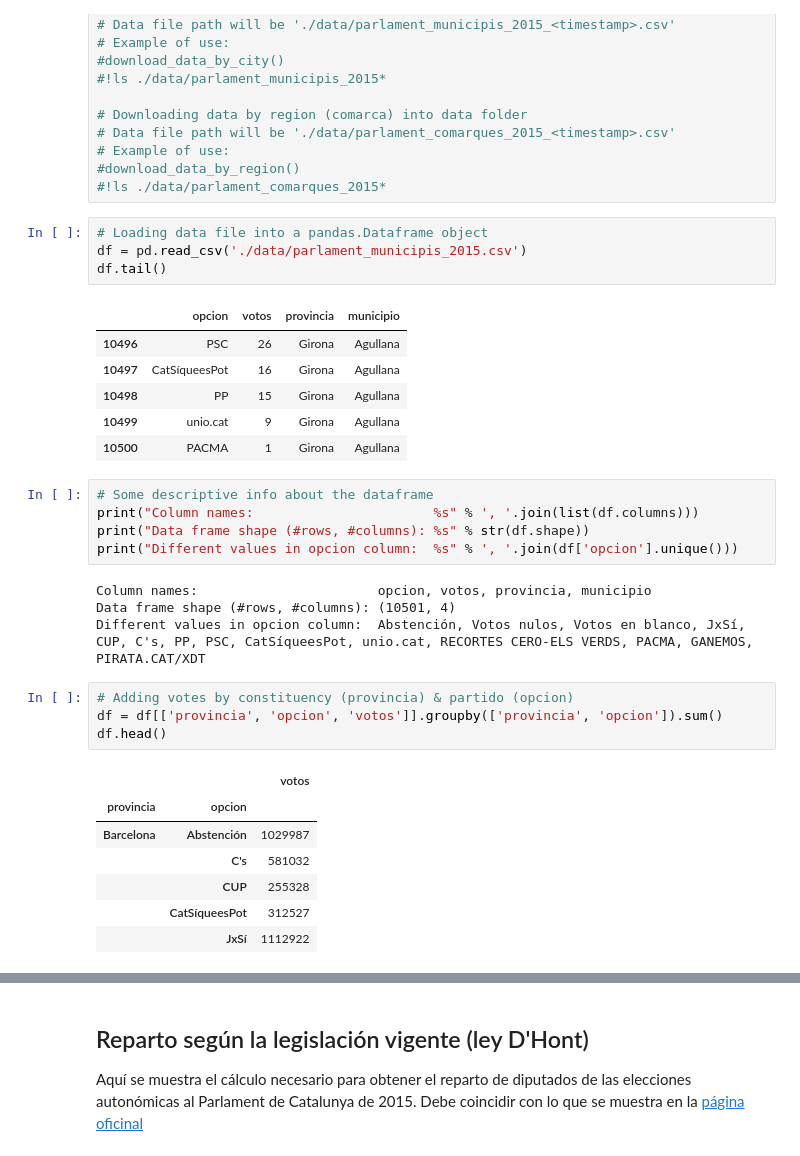
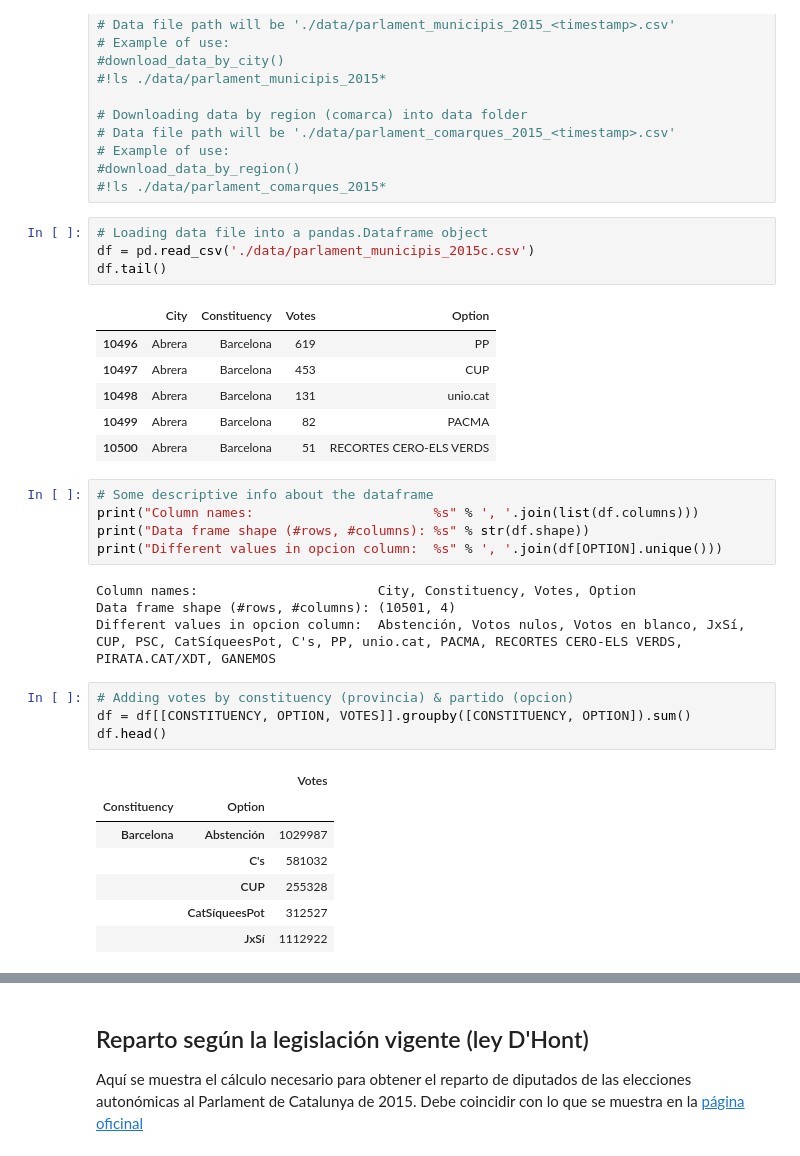
Before and after one commit to georgekaplan59/notebooks, a Jupyter notebook: Sistemas Electorales.ipynb, the cells around one changed output, grey strips where cells are left out. Saved outputs shown, nothing was run; the diff lists cells and outputs as text.

```diff
--- a/Sistemas Electorales.ipynb
+++ b/Sistemas Electorales.ipynb
@@ -118,31 +119,31 @@ from voting.catalonia import split_parliament
 #!ls ./data/parlament_comarques_2015*
 # %%
 # Loading data file into a pandas.Dataframe object
-df = pd.read_csv('./data/parlament_municipis_2015.csv')
+df = pd.read_csv('./data/parlament_municipis_2015c.csv')
 df.tail()
 # %% [output]
-|  | opcion | votos | provincia | municipio |
-| 10496 | PSC | 26 | Girona | Agullana |
-| 10497 | CatSíqueesPot | 16 | Girona | Agullana |
-| 10498 | PP | 15 | Girona | Agullana |
-| 10499 | unio.cat | 9 | Girona | Agullana |
-| 10500 | PACMA | 1 | Girona | Agullana |
+|  | City | Constituency | Votes | Option |
+| 10496 | Abrera | Barcelona | 619 | PP |
+| 10497 | Abrera | Barcelona | 453 | CUP |
+| 10498 | Abrera | Barcelona | 131 | unio.cat |
+| 10499 | Abrera | Barcelona | 82 | PACMA |
+| 10500 | Abrera | Barcelona | 51 | RECORTES CERO-ELS VERDS |
 # %%
 # Some descriptive info about the dataframe
 print("Column names:                       %s" % ', '.join(list(df.columns)))
 print("Data frame shape (#rows, #columns): %s" % str(df.shape))
-print("Different values in opcion column:  %s" % ', '.join(df['opcion'].unique()))
+print("Different values in opcion column:  %s" % ', '.join(df[OPTION].unique()))
 # %% [output]
-Column names:                       opcion, votos, provincia, municipio
+Column names:                       City, Constituency, Votes, Option
 Data frame shape (#rows, #columns): (10501, 4)
-Different values in opcion column:  Abstención, Votos nulos, Votos en blanco, JxSí, CUP, C's, PP, PSC, CatSíqueesPot, unio.cat, RECORTES CERO-ELS VERDS, PACMA, GANEMOS, PIRATA.CAT/XDT
+Different values in opcion column:  Abstención, Votos nulos, Votos en blanco, JxSí, CUP, PSC, CatSíqueesPot, C's, PP, unio.cat, PACMA, RECORTES CERO-ELS VERDS, PIRATA.CAT/XDT, GANEMOS
 # %%
 # Adding votes by constituency (provincia) & partido (opcion)
-df = df[['provincia', 'opcion', 'votos']].groupby(['provincia', 'opcion']).sum()
+df = df[[CONSTITUENCY, OPTION, VOTES]].groupby([CONSTITUENCY, OPTION]).sum()
 df.head()
 # %% [output]
-|  |  | votos |
-| provincia | opcion |  |
+|  |  | Votes |
+| Constituency | Option |  |
 | Barcelona | Abstención | 1029987 |
 |  | C's | 581032 |
 |  | CUP | 255328 |
```
Also changed, not shown: parts of 58 cells of this notebook, 9 other files.
